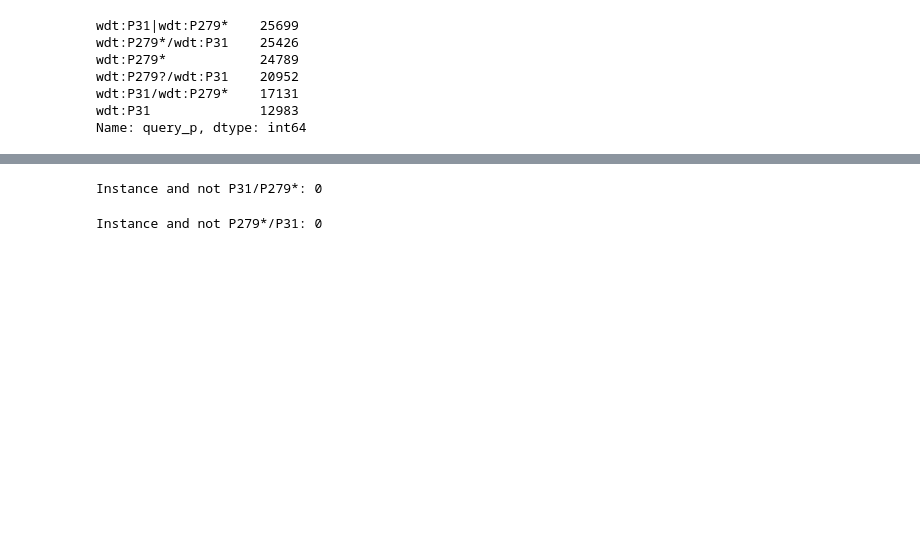
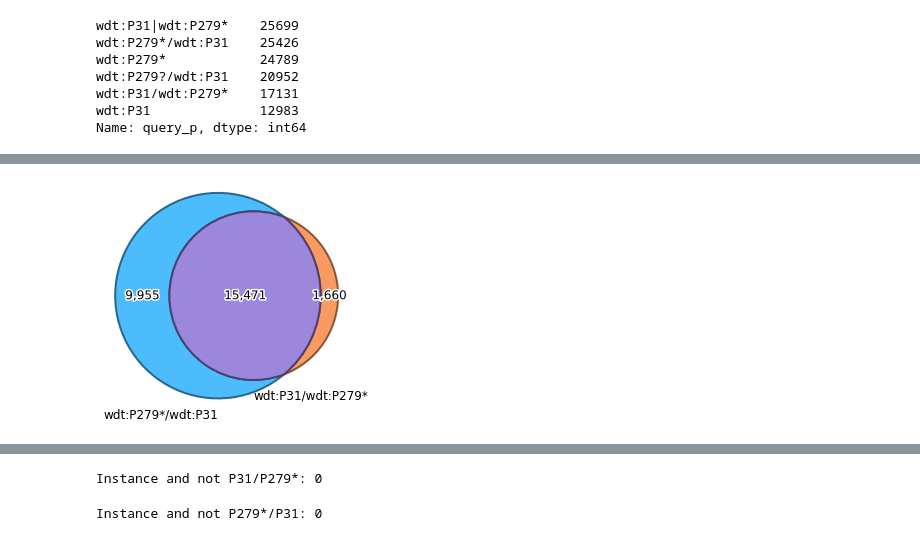
Before and after one commit to mmayers12/wd_property_paths, a Jupyter notebook: Exploring_Disease_path_props.ipynb, the cells around one changed output, grey strips where cells are left out. Cells and saved outputs as stored; diff of their text form; code cells hidden in the pictures; blank space fills up the shorter version.

```diff
--- a/Exploring_Disease_path_props.ipynb
+++ b/Exploring_Disease_path_props.ipynb
@@ -67,0 +115,4 @@ s1pi = res.query('p == "s1_path_i"')['item'].unique()
+# %%
+venn2_pretty([spi, ips], ['wdt:P279*/wdt:P31', 'wdt:P31/wdt:P279*'])
+# %% [output]
+[figure, added]
```
Also changed, not shown: parts of 26 cells of this notebook.
